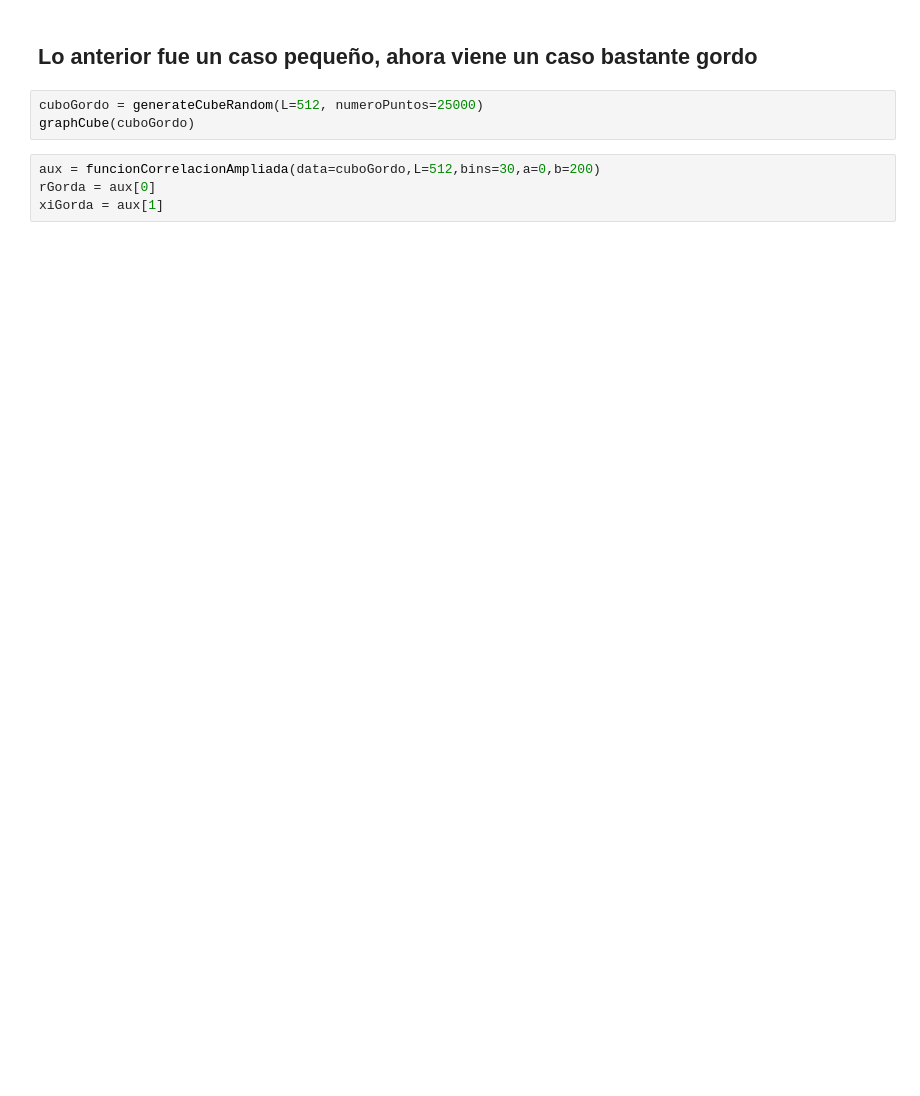
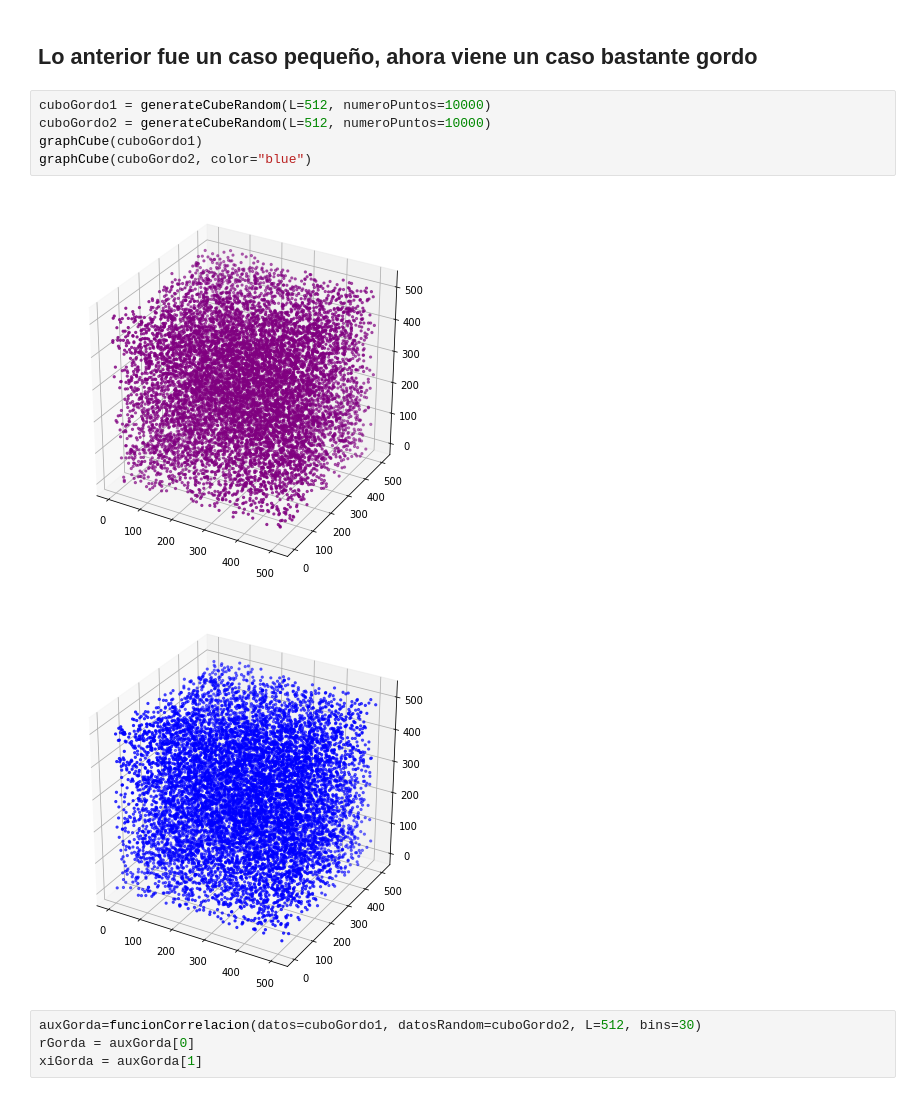
Before and after one commit to DCIDA2019/da2020-BubuDavid, a Jupyter notebook: Semana12/Quarantine 4th class - Busqueda de estructuras de datos puntutales.ipynb, the cells around one changed output. Saved outputs shown, nothing was run; the diff lists cells and outputs as text; blank space fills up the shorter version.

```diff
--- a/Semana12/Quarantine 4th class - Busqueda de estructuras de datos puntutales.ipynb
+++ b/Semana12/Quarantine 4th class - Busqueda de estructuras de datos puntutales.ipynb
@@ -242,11 +181,16 @@ graphFunction(x=r,y=r2xi,titulo="Grafica de r^2*ξ(r) vs. distancia", labels=["r
 # %% [markdown]
 ## Lo anterior fue un caso pequeño, ahora viene un caso bastante gordo
-# %%
-cuboGordo = generateCubeRandom(L=512, numeroPuntos=25000)
-graphCube(cuboGordo)
+# %%
+cuboGordo1 = generateCubeRandom(L=512, numeroPuntos=10000)
+cuboGordo2 = generateCubeRandom(L=512, numeroPuntos=10000)
+graphCube(cuboGordo1)
+graphCube(cuboGordo2, color="blue")
+# %% [output]
+[figure, added]
+[figure, added]
 # %%
-aux = funcionCorrelacionAmpliada(data=cuboGordo,L=512,bins=30,a=0,b=200)
-rGorda = aux[0]
-xiGorda = aux[1]
+auxGorda=funcionCorrelacion(datos=cuboGordo1, datosRandom=cuboGordo2, L=512, bins=30)
+rGorda = auxGorda[0]
+xiGorda = auxGorda[1]
 # %%
 graphFunction(x=rGorda,y=xiGorda,titulo="Gráfica de correlación vs. distancia, Gordos", labels=["r","ξ(r)"], scatter=True)
```
Also changed, not shown: parts of 13 cells of this notebook, 1 other file.
